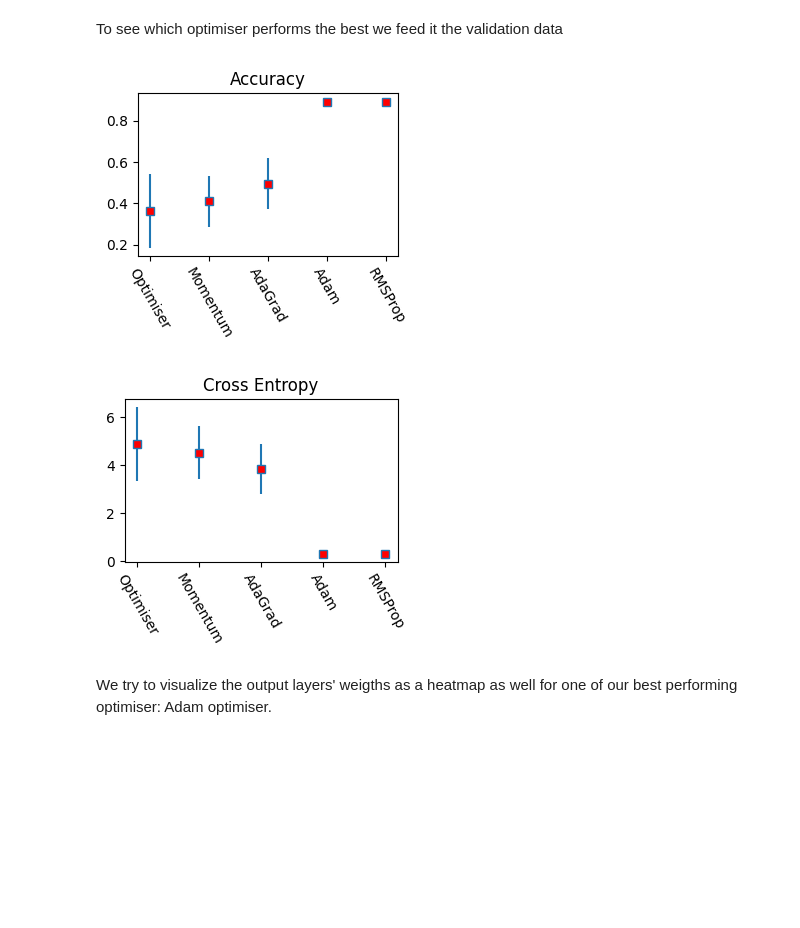
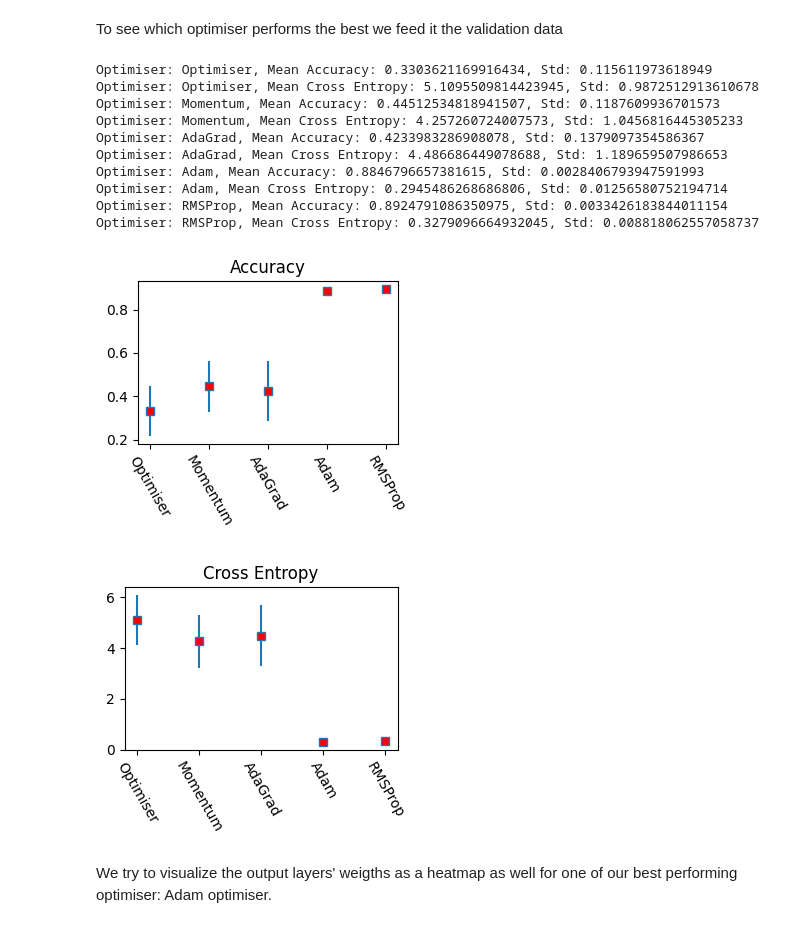
Before and after one commit to DavidSvejda2507/FYS-STK4155-Project-2, a Jupyter notebook: Notebook.ipynb, the cells around one changed output. Saved outputs shown, nothing was run; the diff lists cells and outputs as text; code cells hidden in the pictures; blank space fills up the shorter version.

```diff
--- a/Notebook.ipynb
+++ b/Notebook.ipynb
@@ -388,19 +388,27 @@ We choose then $\text{Lr} = 0.002$ and $\text{Epochs} = 950$
 To see which optimiser performs the best we feed it the validation data
 # %%
 import validate as vld
-import imp
-imp.reload(vld)
 
 opt1 = op.LrScheduleOptimiser(lrs.hyperbolic_lr(2.5e-2, 215), op.Optimiser(2.5e-2))
 opt2 = op.LrScheduleOptimiser(lrs.hyperbolic_lr(8e-2, 464), op.MomentumOptimiser(8e-2, momentum=1.5))
 optimisers = [opt1, opt2, op.AdaGradOptimiser(6e-2), op.AdamOptimiser(8e-4), op.RMSPropOptimiser(2e-3)]
 opt_names = ['Optimiser', 'Momentum', 'AdaGrad', 'Adam', 'RMSProp']
 n_epochs = [1000, 1000, 200, 1600, 950]
 Lmds = [1e-4, 5e-5, 2e-4, 3e-4, 2e-4]
 vld.validate(n_epochs, optimisers, opt_names, Lmds, [], (64, 10), '1st_validation')
 # %% [output]
+Optimiser: Optimiser, Mean Accuracy: 0.3303621169916434, Std: 0.115611973618949
+Optimiser: Optimiser, Mean Cross Entropy: 5.1095509814423945, Std: 0.9872512913610678
+Optimiser: Momentum, Mean Accuracy: 0.44512534818941507, Std: 0.1187609936701573
+Optimiser: Momentum, Mean Cross Entropy: 4.257260724007573, Std: 1.0456816445305233
+Optimiser: AdaGrad, Mean Accuracy: 0.4233983286908078, Std: 0.1379097354586367
+Optimiser: AdaGrad, Mean Cross Entropy: 4.486686449078688, Std: 1.189659507986653
+Optimiser: Adam, Mean Accuracy: 0.8846796657381615, Std: 0.0028406793947591993
+Optimiser: Adam, Mean Cross Entropy: 0.2945486268686806, Std: 0.01256580752194714
+Optimiser: RMSProp, Mean Accuracy: 0.8924791086350975, Std: 0.0033426183844011154
+Optimiser: RMSProp, Mean Cross Entropy: 0.3279096664932045, Std: 0.008818062557058737
-[figure, old version]
+[figure, new version]
-[figure, old version]
+[figure, new version]
 # %% [markdown]
 We try to visualize the output layers' weigths as a heatmap as well for one of our best performing optimiser: Adam optimiser.
 # %%
```
Also changed, not shown: parts of 2 cells of this notebook, 9 other files.
